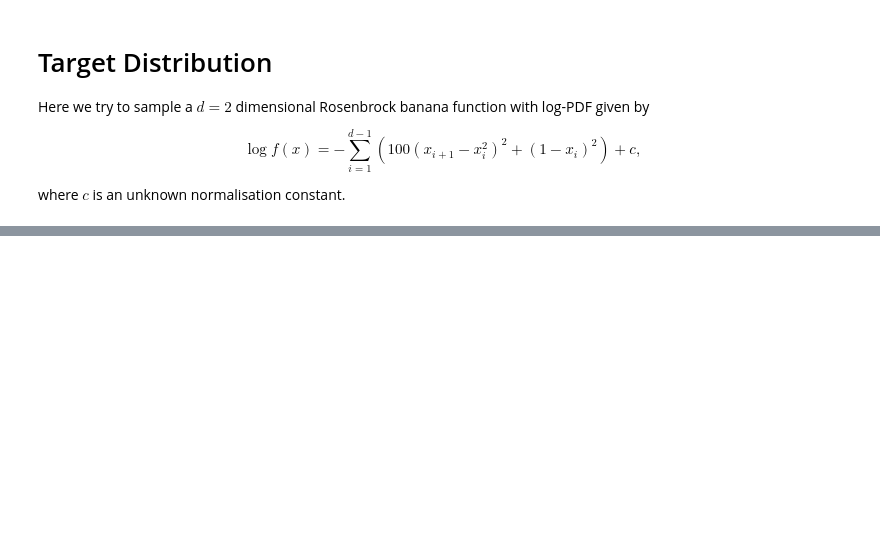
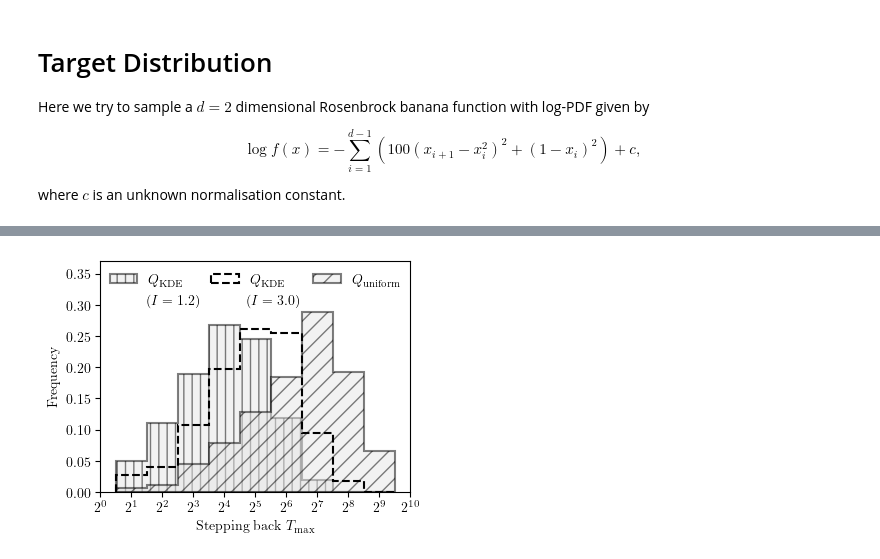
Before and after one commit to cjm96/mcmc_infinity, a Jupyter notebook: mcmc_infinity/examples/rosenbrock_demo.ipynb, the cells around one changed output, grey strips where cells are left out. Drawn from its saved outputs; the diff is of its cells as text; code cells hidden in the pictures; blank space fills up the shorter version.

```diff
--- a/mcmc_infinity/examples/rosenbrock_demo.ipynb
+++ b/mcmc_infinity/examples/rosenbrock_demo.ipynb
@@ -86,8 +123,8 @@ Mean autocorrelation time: 51.691
 # %%
 Qkde_small = mc.kde_proposal.KernelDensityEstimateProposal(dim,
-                 inflation_scale=2.0)
+                 inflation_scale=1.2)
 Qkde_small.fit(samples)
 
 Qkde_big = mc.kde_proposal.KernelDensityEstimateProposal(dim,
-                 inflation_scale=10.0)
+                 inflation_scale=3.0)
 Qkde_big.fit(samples)
@@ -131,8 +175,8 @@ Solution big: [0.99151097 0.98304019], logP: -7.235325319568416e-05
 # %%
-T = 4
+samples_kde_small, T_kde_small = sampler_kde_small.get_perfect_samples(T,
+                                                                num_samples,
+                                                                return_T=True)
 
-num_samples = 10
-
-samples_Quniform, T_Quniform = sampler_uniform.get_perfect_samples(T, num_samples, return_T=True)
-samples_Qkde_small, T_Qkde_small = sampler_kde_small.get_perfect_samples(T, num_samples, return_T=True)
-samples_Qkde_big, T_Qkde_big = sampler_kde_big.get_perfect_samples(T, num_samples, return_T=True)
+samples_kde_big, T_kde_big = sampler_kde_big.get_perfect_samples(T,
+                                                                 num_samples,
+                                                                 return_T=True)
@@ -177,0 +189,31 @@ plt.show()
+# %%
+fig, ax = plt.subplots(figsize=(4,3))
+
+ax.hist(jnp.log2(T_kde_small), histtype='stepfilled', alpha=0.5, density=True,
+        color='0.9', edgecolor='k', linewidth=1.5, hatch='||',
+        bins=0.5+np.arange(0, 10), label=r'$Q_{\rm KDE}$')
+ax.text(1.5, 0.3, r"$(I=1.2)$")
+
+ax.hist(jnp.log2(T_kde_big), histtype='step', density=True,
+        color='black', linestyle='--', linewidth=1.5,
+        bins=0.5+np.arange(0, 10), label=r'$Q_{\rm KDE}$')
+ax.text(4.75, 0.3, r"$(I=3.0)$")
+
+ax.hist(jnp.log2(T_uniform), histtype='stepfilled', alpha=0.5, density=True,
+        color='0.9', edgecolor='k', linewidth=1.5, hatch='//',
+        bins=0.5+np.arange(0, 10), label=r'$Q_{\rm uniform}$')
+
+ax.set_xticks(np.arange(0, 11))
+ax.set_xlim(0, 10)
+ax.set_ylim(0, 0.37)
+ax.set_xticklabels([r"$2^{"+str(i)+"}$" for i in np.arange(0, 11)])
+
+ax.set_xlabel(r"Stepping back $T_{\rm max}$")
+ax.set_ylabel("Frequency")
+
+ax.legend(loc='upper center', ncols=3, labelspacing=0,
+          handlelength=2, frameon=False)
+
+plt.show()
+# %% [output]
+[figure, added]
```
Also changed, not shown: parts of 28 cells of this notebook, 1 other file.
